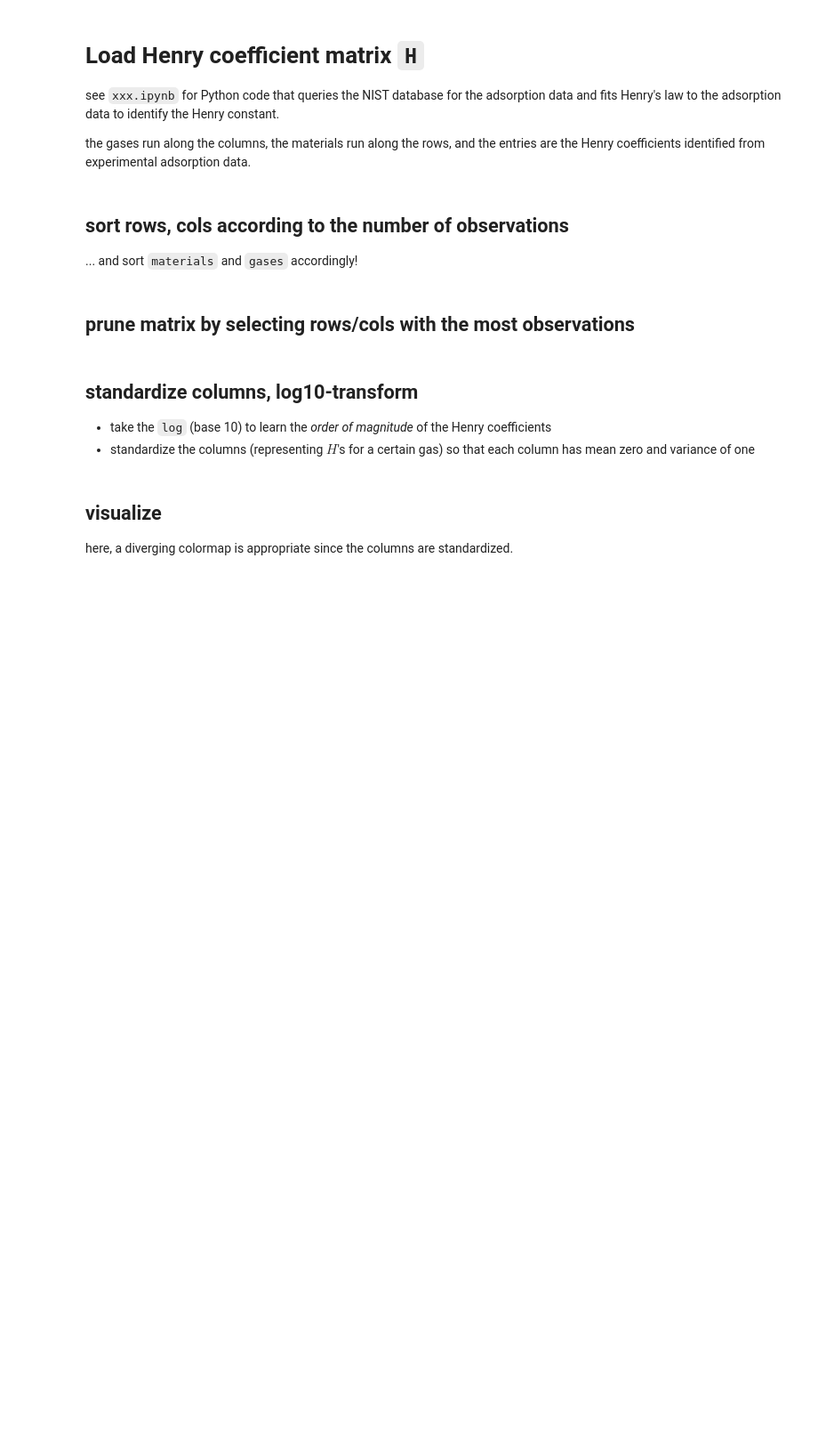
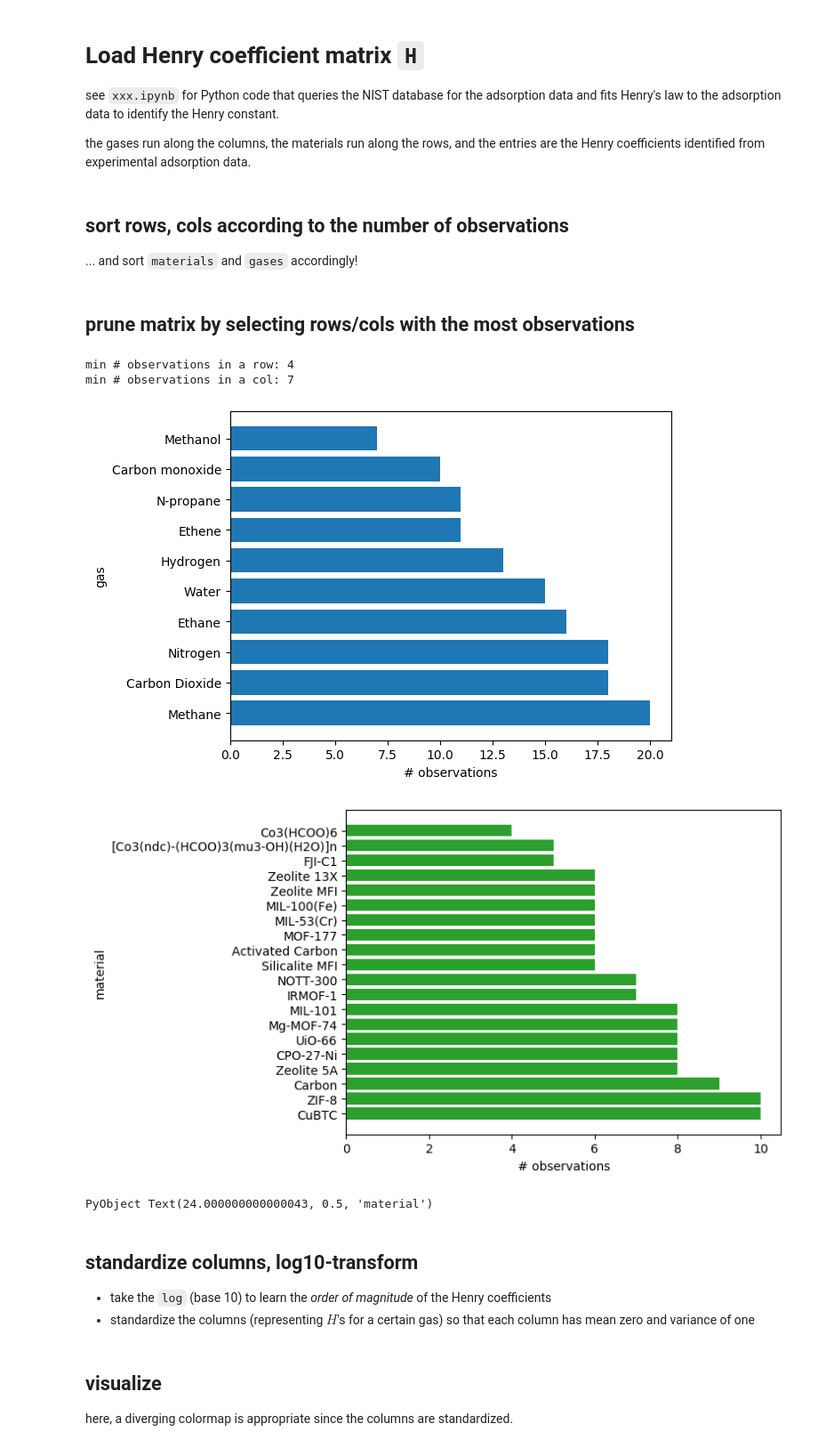
Before and after one commit to SimonEnsemble/material_recommendation_system, a Jupyter notebook: julia_code/mf using lowrankmodels.ipynb, the cells around one changed output. Shown at 89% size. Saved outputs shown, nothing was run; the diff lists cells and outputs as text; code cells hidden in the pictures; blank space fills up the shorter version.

```diff
--- a/julia_code/mf using lowrankmodels.ipynb
+++ b/julia_code/mf using lowrankmodels.ipynb
@@ -51,14 +52,34 @@ sort_rows_cols_acc_to_nb_obs!(H, materials, gases)
 # %% [markdown]
 ## prune matrix by selecting rows/cols with the most observations
 # %%
-nm = 100
-ng = 15
+nm = 20
+ng = 10
 
 H = H[1:nm, 1:ng]
 materials = materials[1:nm]
 gases = gases[1:ng];
 
 sort_rows_cols_acc_to_nb_obs!(H, materials, gases)
+println("min # observations in a row: ", sum(.! ismissing.(H[end, :])))
+println("min # observations in a col: ", sum(.! ismissing.(H[:, end])))
+# TODO copy Arni's code for viz of frequency of observations gases and mofs
+# %% [output]
+min # observations in a row: 4
+min # observations in a col: 7
+# %%
+plt.figure()
+barh(gases, [sum(.! ismissing.(H[:, j])) for j = 1:ng])
+xlabel("# observations")
+ylabel("gas")
+
+plt.figure()
+barh(materials, [sum(.! ismissing.(H[i, :])) for i = 1:nm], color="C2")
+xlabel("# observations")
+ylabel("material")
+# %% [output]
+[figure, added]
+[figure, added]
+PyObject Text(24.000000000000043, 0.5, 'material')
 # %% [markdown]
 ## standardize columns, log10-transform
 * take the `log` (base 10) to learn the *order of magnitude* of the Henry coefficients
```
Also changed, not shown: parts of 17 cells of this notebook.
